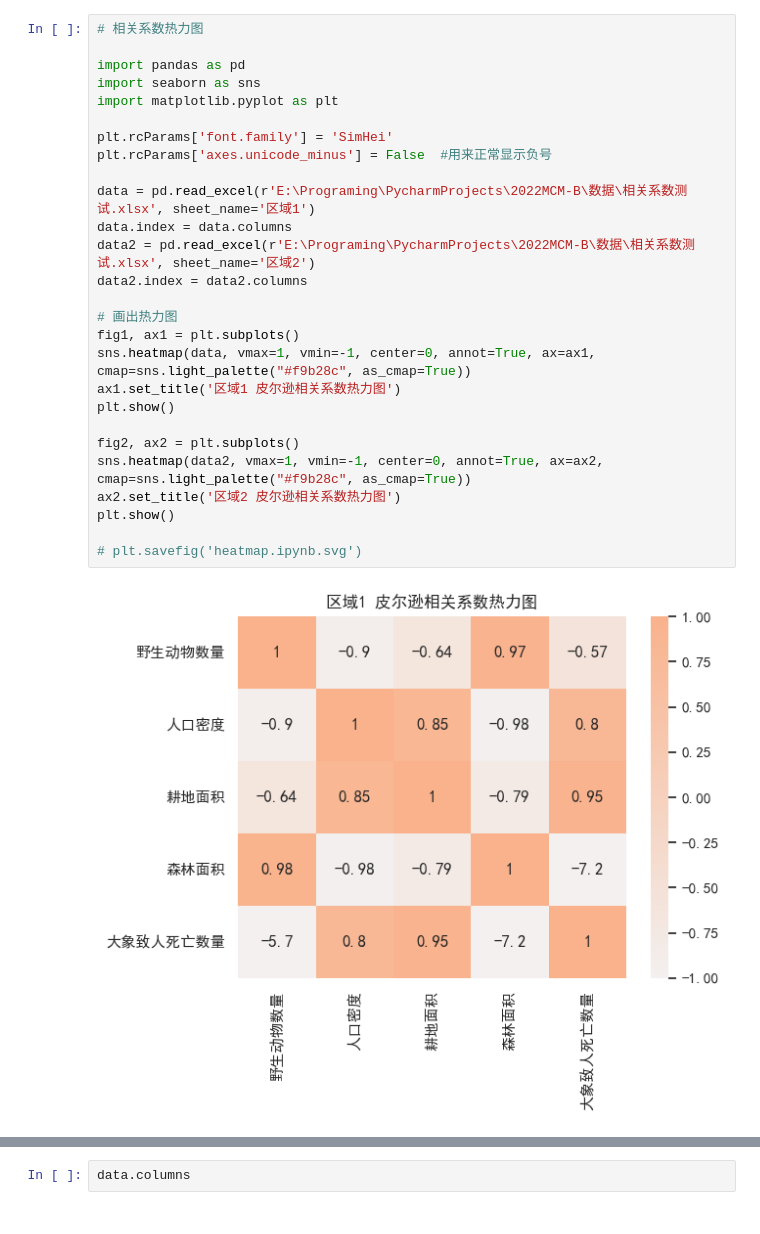
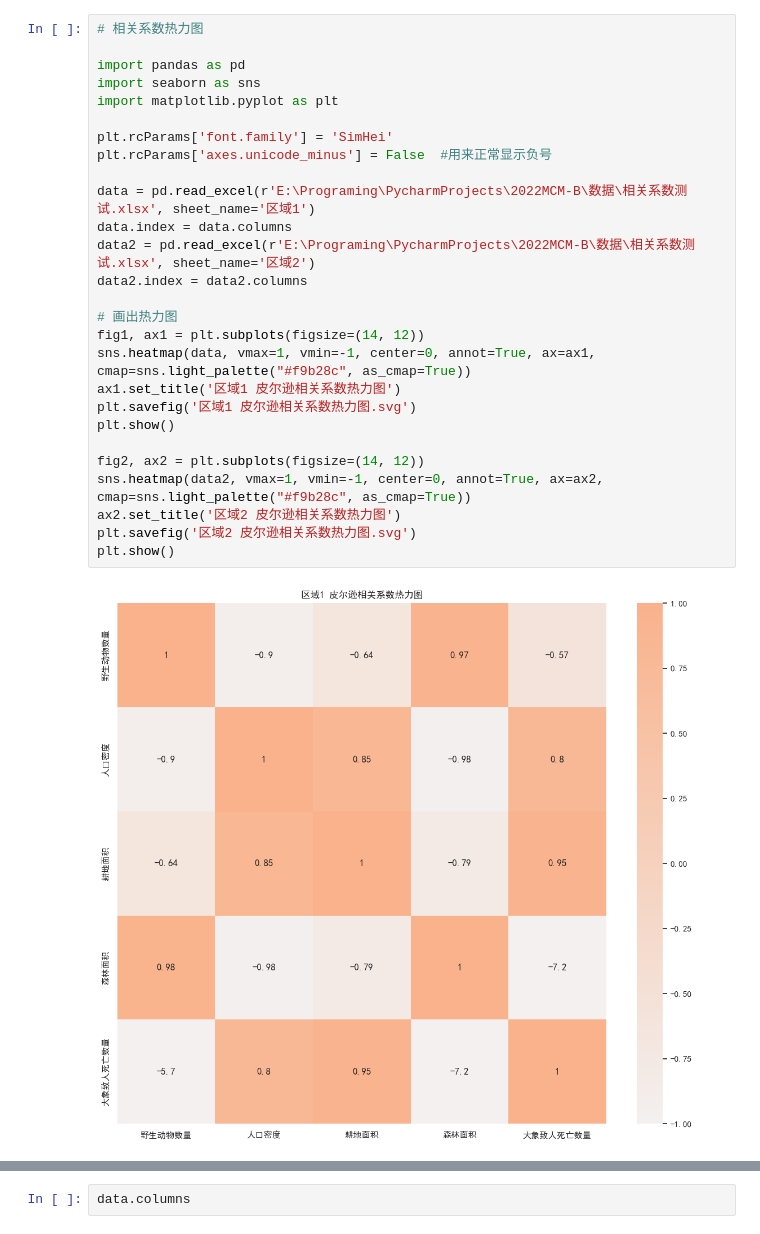
Before and after one commit to eric-gitta-moore/2022MCM-B, a Jupyter notebook: Q1/heatmap.ipynb, the cells around one changed output, grey strips where cells are left out. Cells and saved outputs as stored; diff of their text form.

Commit message:
feat: 皮尔逊相关系数热力图

```diff
--- a/Q1/heatmap.ipynb
+++ b/Q1/heatmap.ipynb
@@ -1,29 +1,29 @@
 # %%
 # 相关系数热力图
 
 import pandas as pd
 import seaborn as sns
 import matplotlib.pyplot as plt
 
 plt.rcParams['font.family'] = 'SimHei'
 plt.rcParams['axes.unicode_minus'] = False  #用来正常显示负号
 
 data = pd.read_excel(r'E:\Programing\PycharmProjects\2022MCM-B\数据\相关系数测试.xlsx', sheet_name='区域1')
 data.index = data.columns
 data2 = pd.read_excel(r'E:\Programing\PycharmProjects\2022MCM-B\数据\相关系数测试.xlsx', sheet_name='区域2')
 data2.index = data2.columns
 
 # 画出热力图
-fig1, ax1 = plt.subplots()
+fig1, ax1 = plt.subplots(figsize=(14, 12))
 sns.heatmap(data, vmax=1, vmin=-1, center=0, annot=True, ax=ax1, cmap=sns.light_palette("#f9b28c", as_cmap=True))
 ax1.set_title('区域1 皮尔逊相关系数热力图')
+plt.savefig('区域1 皮尔逊相关系数热力图.svg')
 plt.show()
 
-fig2, ax2 = plt.subplots()
+fig2, ax2 = plt.subplots(figsize=(14, 12))
 sns.heatmap(data2, vmax=1, vmin=-1, center=0, annot=True, ax=ax2, cmap=sns.light_palette("#f9b28c", as_cmap=True))
 ax2.set_title('区域2 皮尔逊相关系数热力图')
+plt.savefig('区域2 皮尔逊相关系数热力图.svg')
 plt.show()
-
-# plt.savefig('heatmap.ipynb.svg')
 # %% [output]
-[figure, old version]
+[figure, new version]
```
Also changed, not shown: parts of 1 cell of this notebook.
